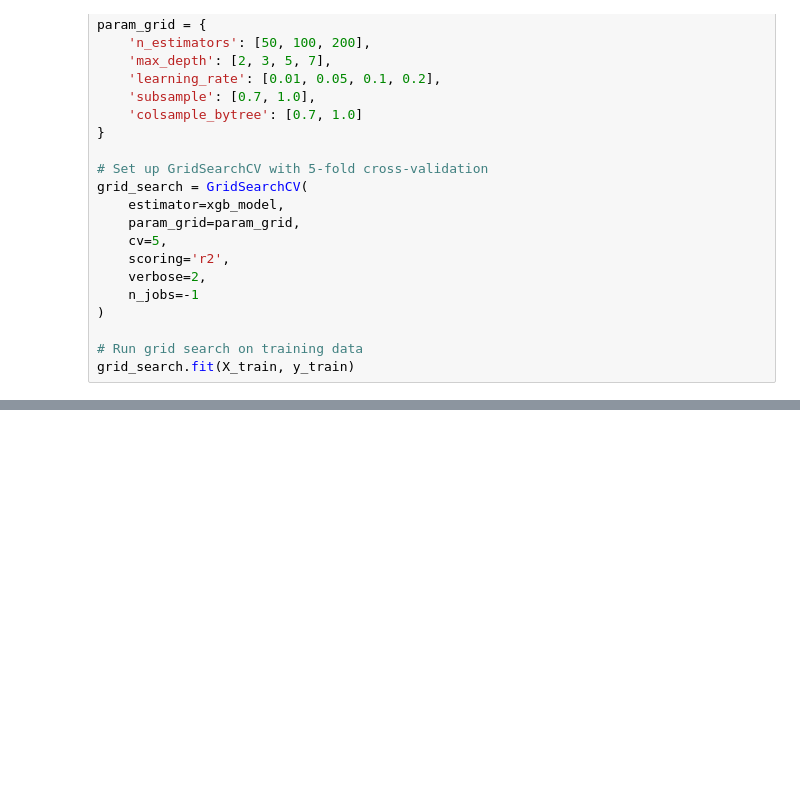
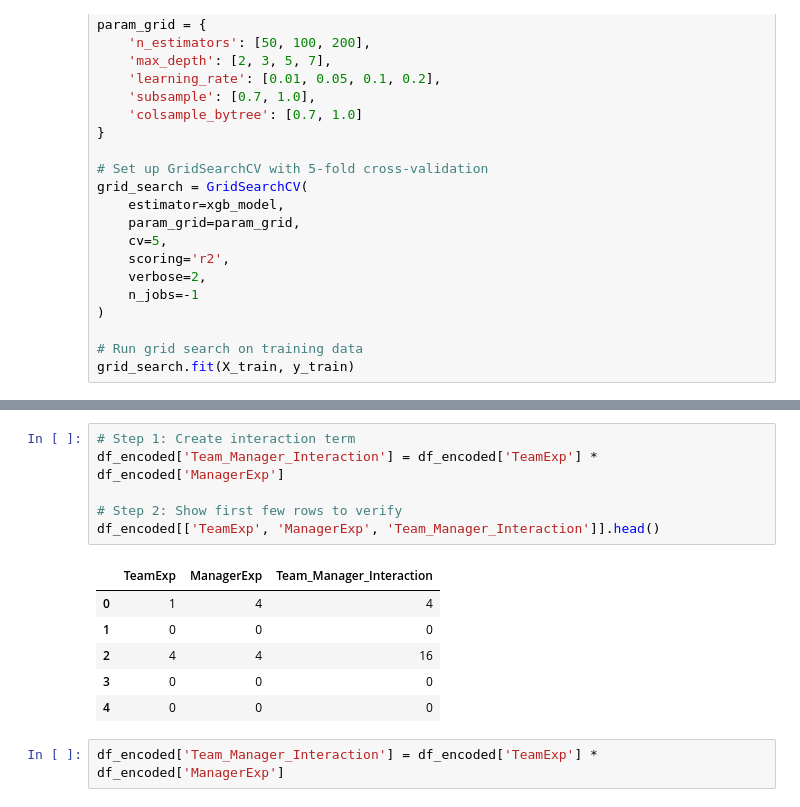
Before and after one commit to Shahbazi-Amir/SmartDevTime, a Jupyter notebook: smartdevtime_project_1.ipynb, the cells around one changed output, grey strips where cells are left out. Saved outputs shown, nothing was run; the diff lists cells and outputs as text; blank space fills up the shorter version.

```diff
--- a/smartdevtime_project_duration_prediction.ipynb
+++ b/smartdevtime_project_1.ipynb
@@ -596,0 +661,15 @@ grid_search.fit(X_train, y_train)
+# %%
+# Step 1: Create interaction term
+df_encoded['Team_Manager_Interaction'] = df_encoded['TeamExp'] * df_encoded['ManagerExp']
+
+# Step 2: Show first few rows to verify
+df_encoded[['TeamExp', 'ManagerExp', 'Team_Manager_Interaction']].head()
+# %% [output]
+|  | TeamExp | ManagerExp | Team_Manager_Interaction |
+| 0 | 1 | 4 | 4 |
+| 1 | 0 | 0 | 0 |
+| 2 | 4 | 4 | 16 |
+| 3 | 0 | 0 | 0 |
+| 4 | 0 | 0 | 0 |
+# %%
+df_encoded['Team_Manager_Interaction'] = df_encoded['TeamExp'] * df_encoded['ManagerExp']
```
Also changed, not shown: parts of 12 cells of this notebook, 2 other files.
